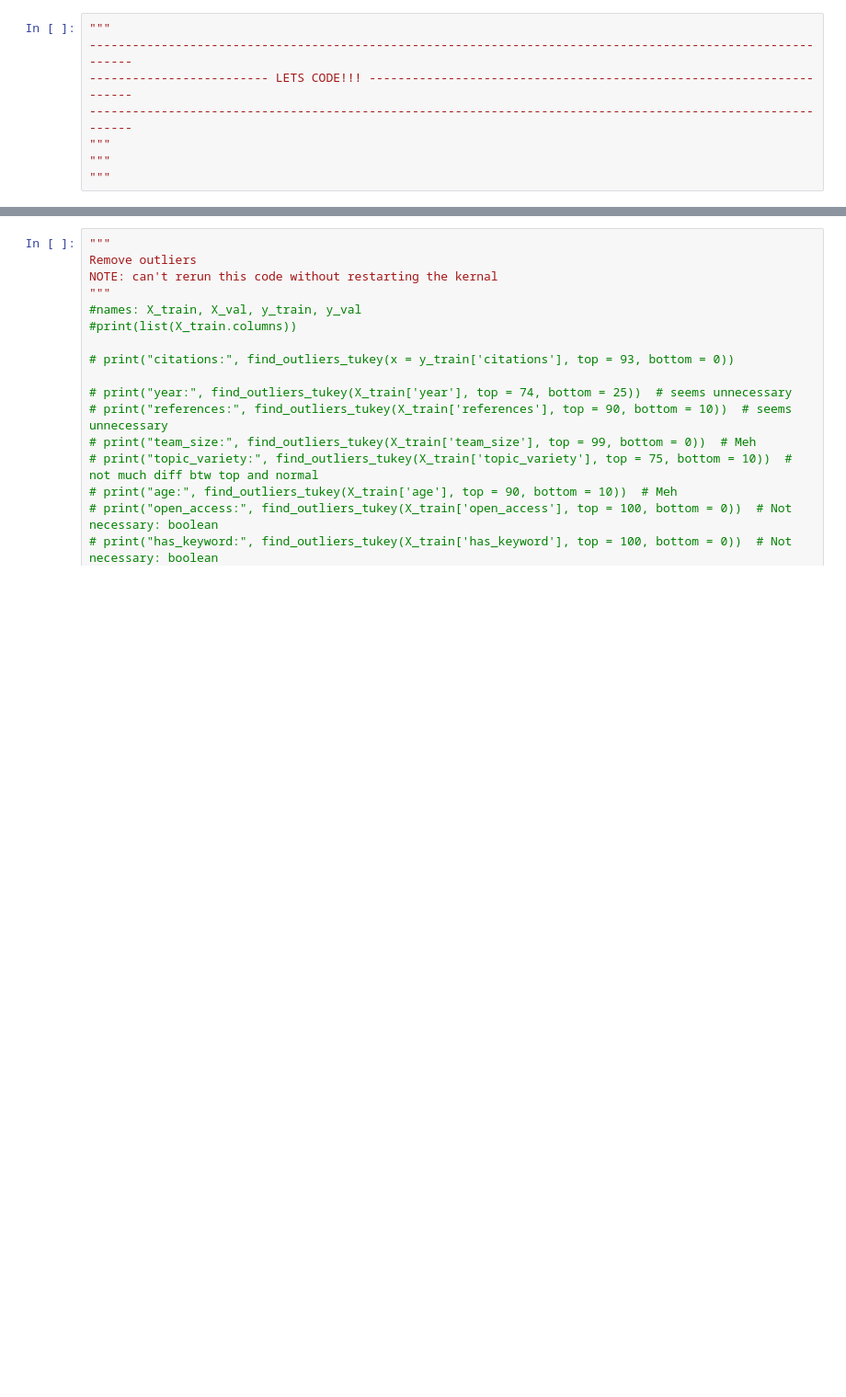
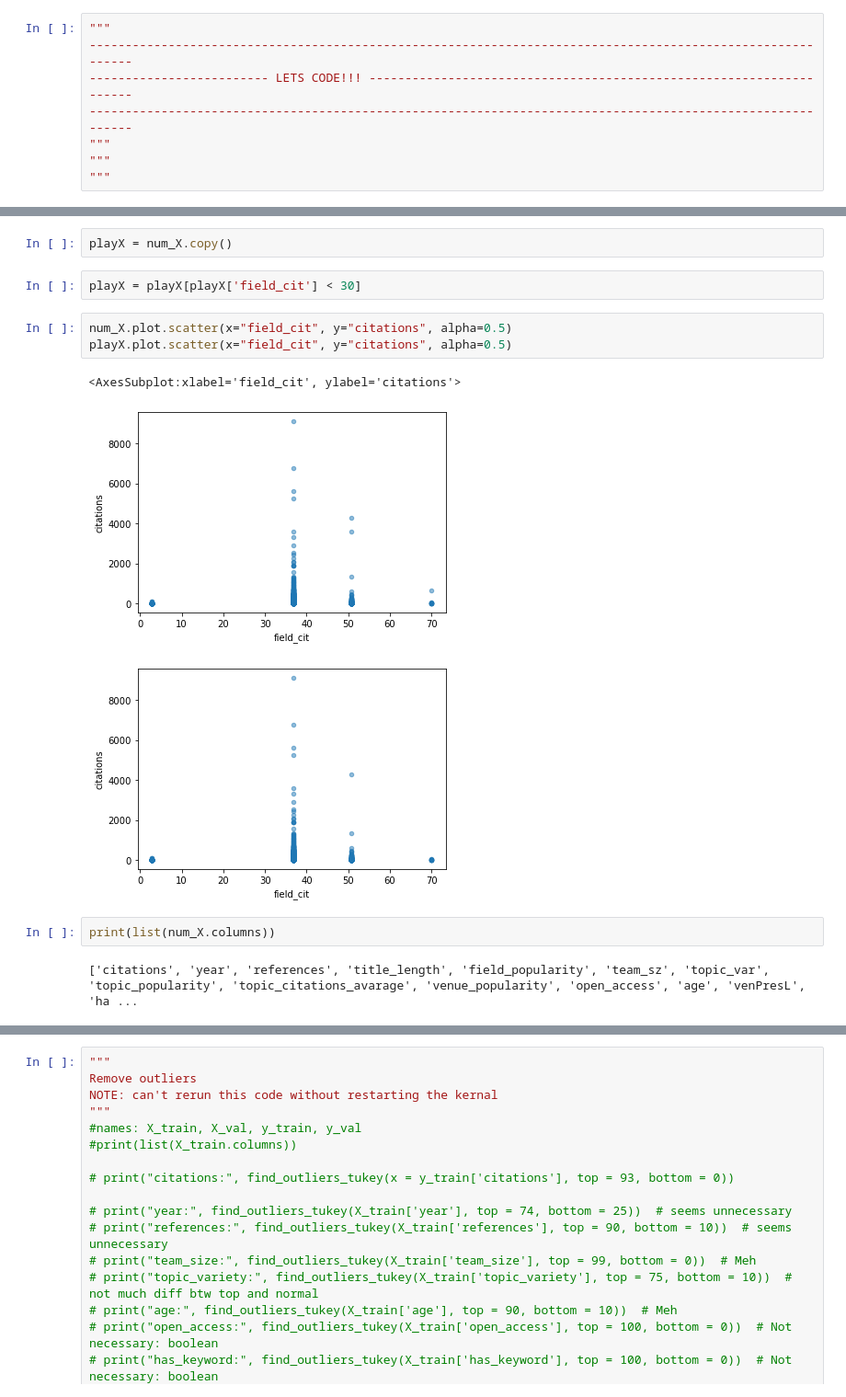
Before and after one commit to happyfuntimegroup/machinelearning, a Jupyter notebook: RANplayground.ipynb, the cells around one changed output, grey strips where cells are left out. Shown at 92% size. Drawn from its saved outputs; the diff is of its cells as text; blank space fills up the shorter version.

Commit message:
playing around with dropping columns, new outlier deletions

```diff
--- a/RANplayground.ipynb
+++ b/RANplayground.ipynb
@@ -423,0 +386,15 @@ X_val_small = X_train[  :, 'topic_var':'venPresL']
+# %%
+playX = num_X.copy()
+# %%
+playX = playX[playX['field_cit'] < 30]
+# %%
+num_X.plot.scatter(x="field_cit", y="citations", alpha=0.5)
+playX.plot.scatter(x="field_cit", y="citations", alpha=0.5)
+# %% [output]
+<AxesSubplot:xlabel='field_cit', ylabel='citations'>
+[figure, added]
+[figure, added]
+# %%
+print(list(num_X.columns))
+# %% [output]
+['citations', 'year', 'references', 'title_length', 'field_popularity', 'team_sz', 'topic_var', 'topic_popularity', 'topic_citations_avarage', 'venue_popularity', 'open_access', 'age', 'venPresL', 'ha ...
```
Also changed, not shown: parts of 19 cells of this notebook, 5 other files.
